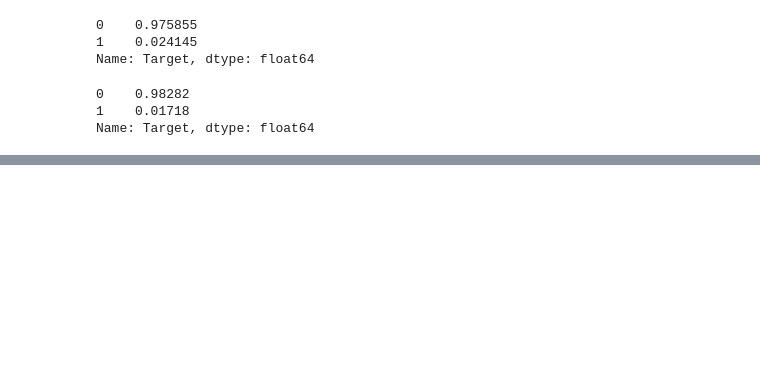
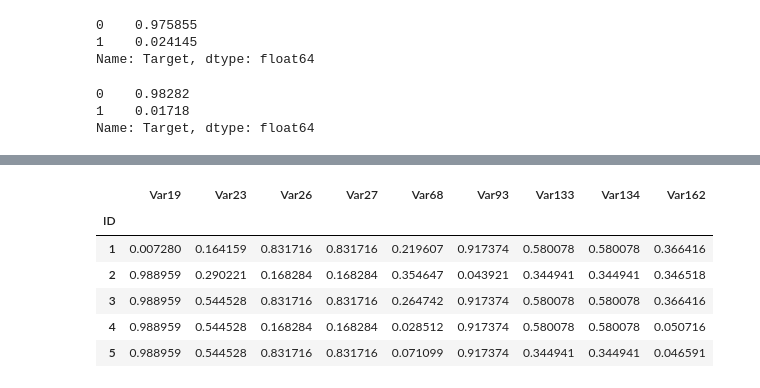
Before and after one commit to seahrh/credit-scoring-exercise, a Jupyter notebook: ex2.ipynb, the cells around one changed output, grey strips where cells are left out. Saved outputs shown, nothing was run; the diff lists cells and outputs as text; code cells hidden in the pictures; blank space fills up the shorter version.

```diff
--- a/ex2.ipynb
+++ b/ex2.ipynb
@@ -18,6 +18,7 @@ ESTIMATORS = 100
 SCORING = make_scorer(roc_auc_score, greater_is_better=True, needs_proba=True, average='macro')
 TARGET = 'Target'
 FEATURES = [f'Var{i}' for i in range(4, 164)]
+CATEGORICALS = ['Var19','Var23','Var26','Var27','Var68','Var93','Var133','Var134','Var162']
 
 #COLUMNS = {'ID': np.int32, 'Fold': str, 'Target': np.int16, 'Var4': int}
 # %%
@@ -103,3 +118,13 @@ Name: Target, dtype: float64
+# %%
+train[CATEGORICALS].head()
+# %% [output]
+|  | Var19 | Var23 | Var26 | Var27 | Var68 | Var93 | Var133 | Var134 | Var162 |
+| ID |  |  |  |  |  |  |  |  |  |
+| 1 | 0.007280 | 0.164159 | 0.831716 | 0.831716 | 0.219607 | 0.917374 | 0.580078 | 0.580078 | 0.366416 |
+| 2 | 0.988959 | 0.290221 | 0.168284 | 0.168284 | 0.354647 | 0.043921 | 0.344941 | 0.344941 | 0.346518 |
+| 3 | 0.988959 | 0.544528 | 0.831716 | 0.831716 | 0.264742 | 0.917374 | 0.580078 | 0.580078 | 0.366416 |
+| 4 | 0.988959 | 0.544528 | 0.168284 | 0.168284 | 0.028512 | 0.917374 | 0.580078 | 0.580078 | 0.050716 |
+| 5 | 0.988959 | 0.544528 | 0.831716 | 0.831716 | 0.071099 | 0.917374 | 0.344941 | 0.344941 | 0.046591 |
 # %%
 y_train = train[TARGET]
 x_train = train[FEATURES]
```
Also changed, not shown: parts of 6 cells of this notebook.
